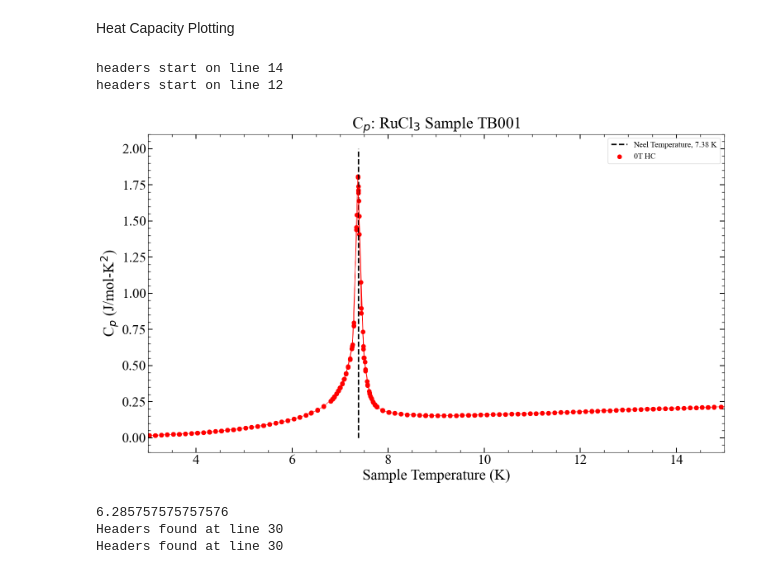
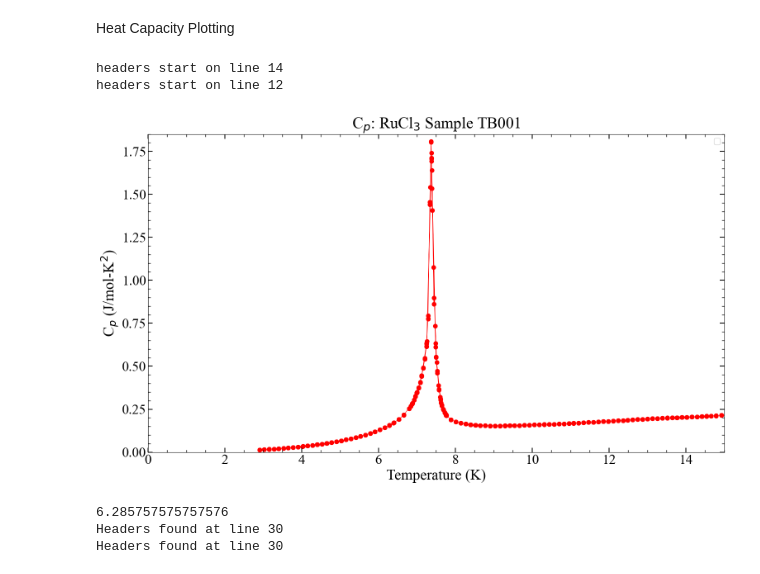
Before and after one commit to Brogan8813/strain-cell, a Jupyter notebook: PPMS_Data_and_Plotting/Plotting/PPMS Plotting.ipynb, the cells around one changed output. Saved outputs shown, nothing was run; the diff lists cells and outputs as text; code cells hidden in the pictures.

```diff
--- a/PPMS_Data_and_Plotting/Plotting/PPMS Plotting.ipynb
+++ b/PPMS_Data_and_Plotting/Plotting/PPMS Plotting.ipynb
@@ -1119,10 +1119,10 @@ plt.plot(x1, y1, c='b', linewidth=0.8)
 '''
 
 
-plt.vlines(7.38, 0, 2, color='black', linestyle='--', linewidth=2.5, label='Neel Temperature, 7.38 K')
+#plt.vlines(7.38, 0, 2, color='black', linestyle='--', linewidth=2.5, label='Neel Temperature, 7.38 K')
 plt.scatter(x2, y2, marker='o', s=50,
                 #c='r',
-                facecolors='r', edgecolors= 'r', label = '0T HC')
+                facecolors='r', edgecolors= 'r')#, label = '0T HC')
 
 #plt.errorbar(x2, y2, yerr=y2err,capsize=4,                    # little cap on the error bar
 #    ecolor='gray',                # color of error bars
@@ -1137,36 +1137,37 @@ plt.scatter(x3, y3, marker='o', s=50,
                 facecolors='g', edgecolors= 'g', label = '0T HC Taken later')
 plt.plot(x3, y3, c='g', linewidth=0.8)
 '''
 
 '''
 plt.axvline(
     x=7.35,
     color='orange',
     linestyle='--',
     linewidth=1.5,
     label='Neel Temperature, 7.35 K'
 )
 '''
-plt.xlim(3, 15)
+plt.xlim(0, 15)
+plt.ylim(0, 1.85)
 
 Title='C$_p$: RuCl$_3$ Sample TB001'
 plt.title(Title,fontsize=28)
-plt.xlabel('Sample Temperature (K)', fontsize=26)
+plt.xlabel('Temperature (K)', fontsize=26)
 plt.ylabel('C$_p$ (J/mol-K$^2$)', fontsize=26)
 plt.xticks(fontsize=24)
 plt.yticks(fontsize=24)
 #plt.grid('both')
 plt.minorticks_on()
 plt.tick_params(which='major', direction='in', top=True, right=True, length=8, width=1.5)
 plt.tick_params(which='minor', direction='in', top=True, right=True, length=4, width=1.0)
 plt.legend()
 #save_next_plot("C:/Users/TXB909/Documents/strain-cell/Plotted Figures", prefix=Title)
 #must save plot before plt.show() to ensure it saves the current figure
 plt.show()
 # %% [output]
 headers start on line 14
 headers start on line 12
-[figure, old version]
+[figure, new version]
 # %%
 #SUSCEPTIBILITY OF RUCL3
 #plot_mom_vs_temp(df_temperature_range, sample, field, fc_or_zfc)
```
Also changed, not shown: 2 other files.
